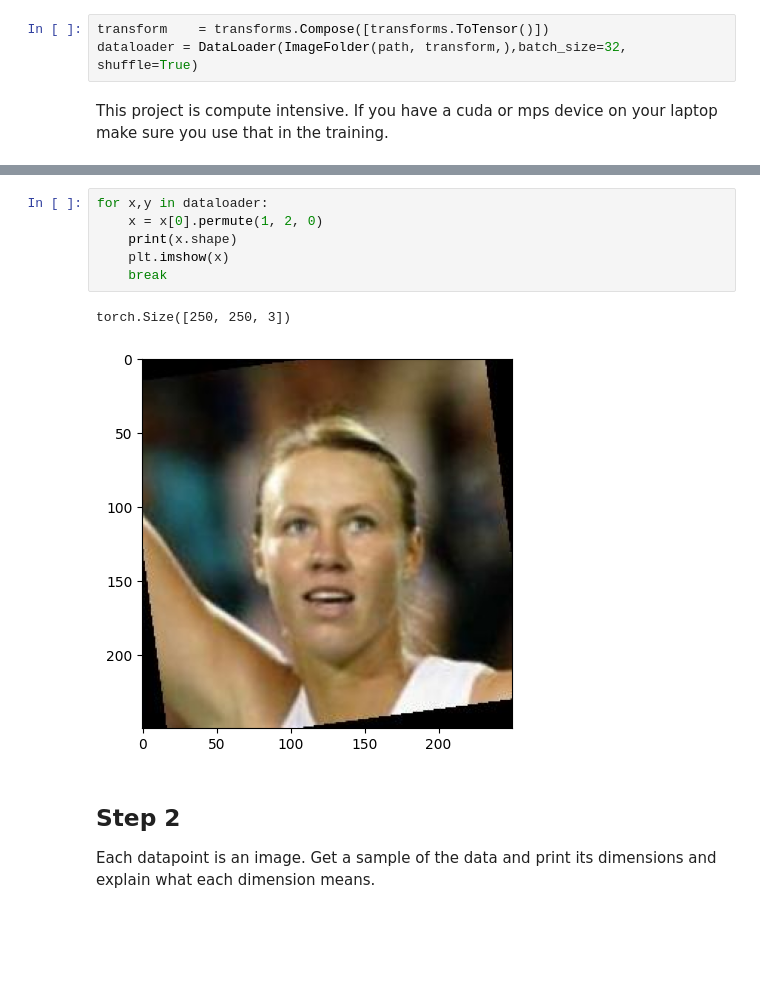
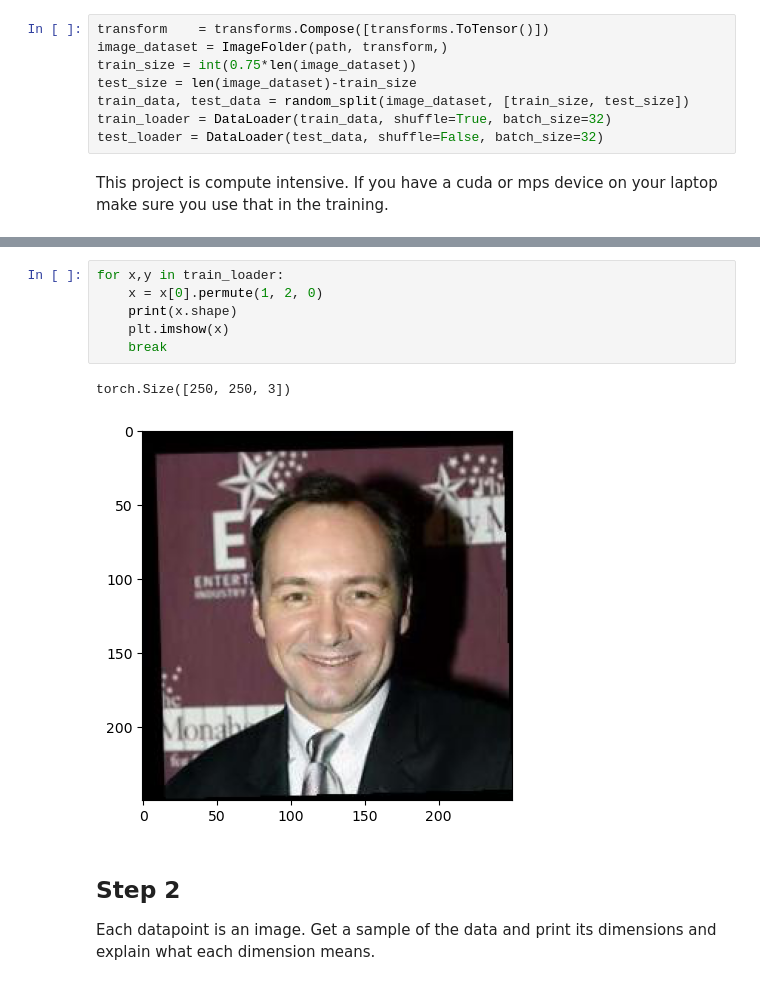
Before and after one commit to SakolB/CECS457, a Jupyter notebook: HW4/HW4.ipynb, the cells around one changed output, grey strips where cells are left out. Drawn from its saved outputs; the diff is of its cells as text; blank space fills up the shorter version.

Commit message:
Completed training loop

```diff
--- a/HW4/HW4.ipynb
+++ b/HW4/HW4.ipynb
@@ -21,7 +22,12 @@ Download and unzip the ``lfw.zip`` file . Adjust the ``path`` variable so that i
 path = 'lfw'
 # %%
 transform    = transforms.Compose([transforms.ToTensor()])
-dataloader = DataLoader(ImageFolder(path, transform,),batch_size=32, shuffle=True)
+image_dataset = ImageFolder(path, transform,)
+train_size = int(0.75*len(image_dataset))
+test_size = len(image_dataset)-train_size
+train_data, test_data = random_split(image_dataset, [train_size, test_size])
+train_loader = DataLoader(train_data, shuffle=True, batch_size=32)
+test_loader = DataLoader(test_data, shuffle=False, batch_size=32)
 # %% [markdown]
 This project is compute intensive. If you have a cuda or mps device on your laptop make sure you use that in the training.
 # %%
@@ -32,12 +40,12 @@ else:
 # %%
-for x,y in dataloader:
+for x,y in train_loader:
     x = x[0].permute(1, 2, 0)
     print(x.shape)
     plt.imshow(x)
     break
 # %% [output]
 torch.Size([250, 250, 3])
-[figure, old version]
+[figure, new version]
 # %% [markdown]
 ## Step 2
 Each datapoint is an image. Get a sample of the data and print its dimensions and explain what each dimension means.
```
Also changed, not shown: parts of 33 cells of this notebook.
